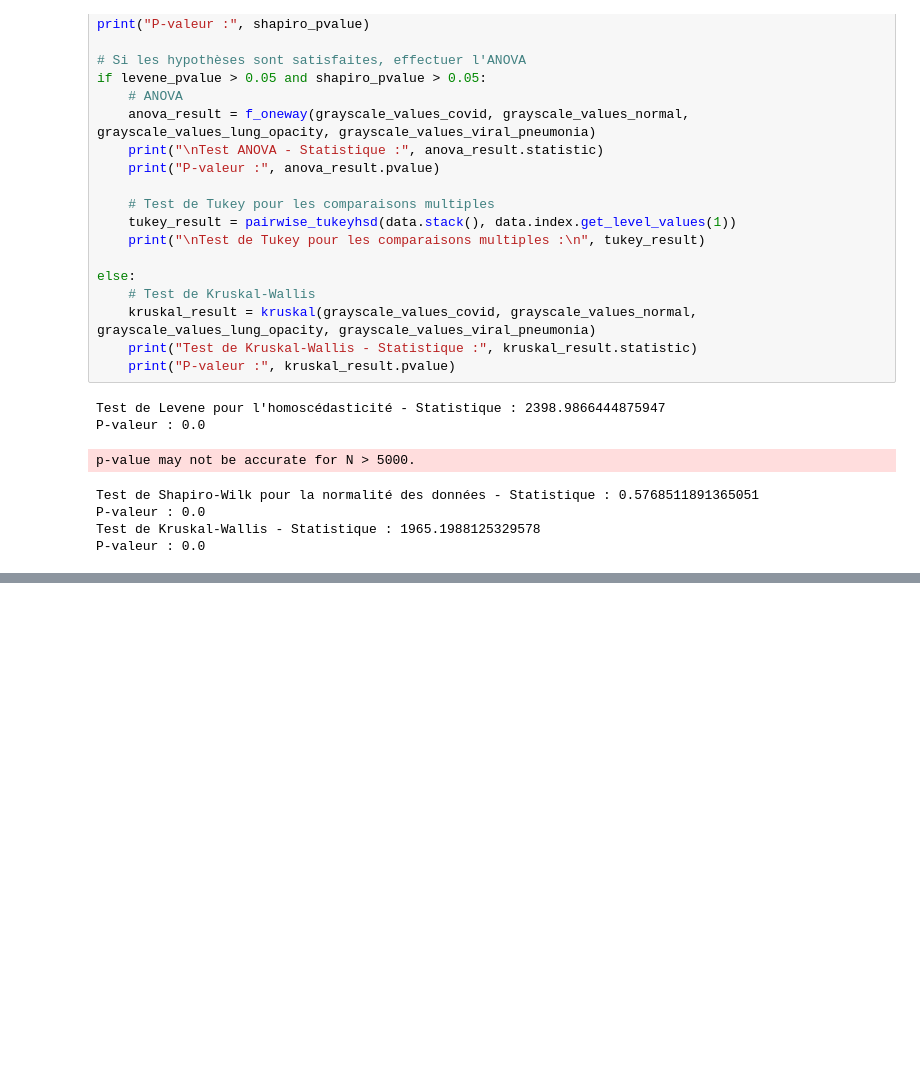
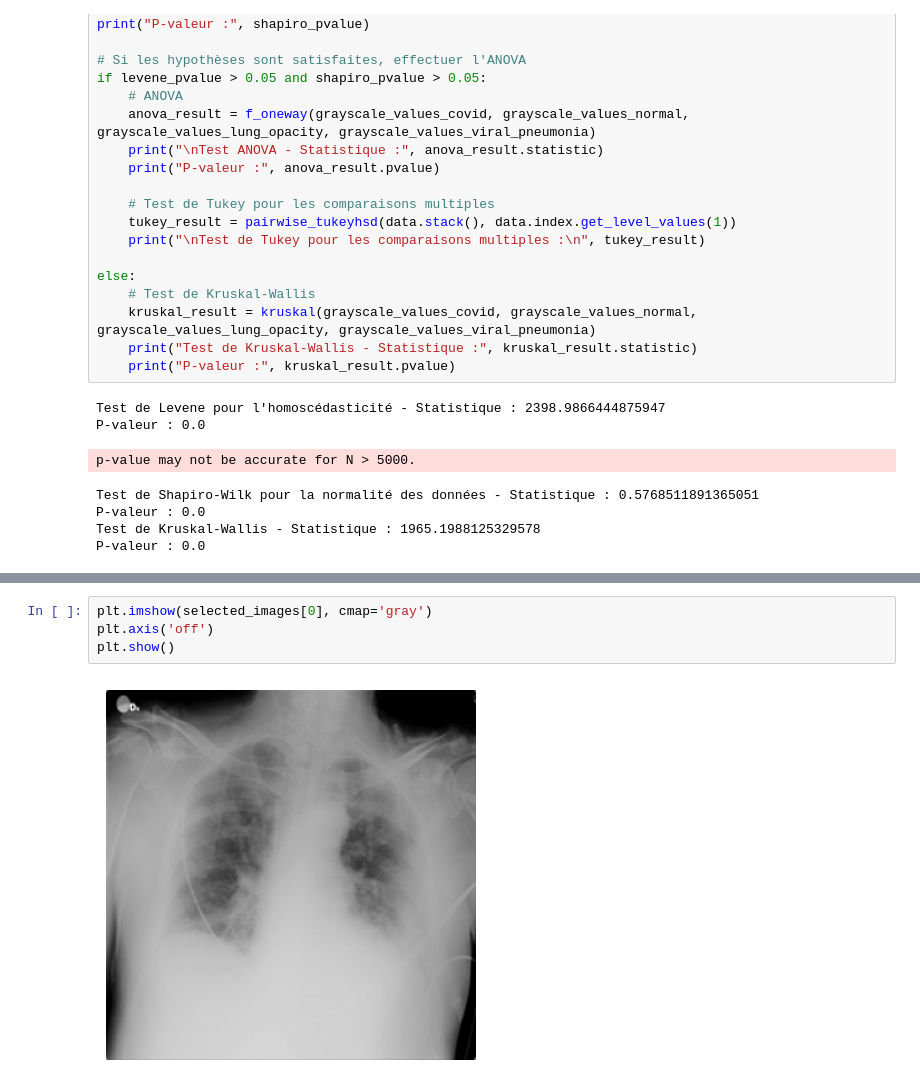
Before and after one commit to ropakolai/Projet_Datascientest, a Jupyter notebook: Exploration_DataViz/Exploration_DataViz.ipynb, the cells around one changed output, grey strips where cells are left out. Cells and saved outputs as stored; diff of their text form; blank space fills up the shorter version.

```diff
--- a/Exploration_DataViz/Exploration_DataViz.ipynb
+++ b/Exploration_DataViz/Exploration_DataViz.ipynb
@@ -860,0 +981,6 @@ P-valeur : 0.0
+# %%
+plt.imshow(selected_images[0], cmap='gray')
+plt.axis('off')
+plt.show()
+# %% [output]
+[figure, added]
```
Also changed, not shown: parts of 3 cells of this notebook.
